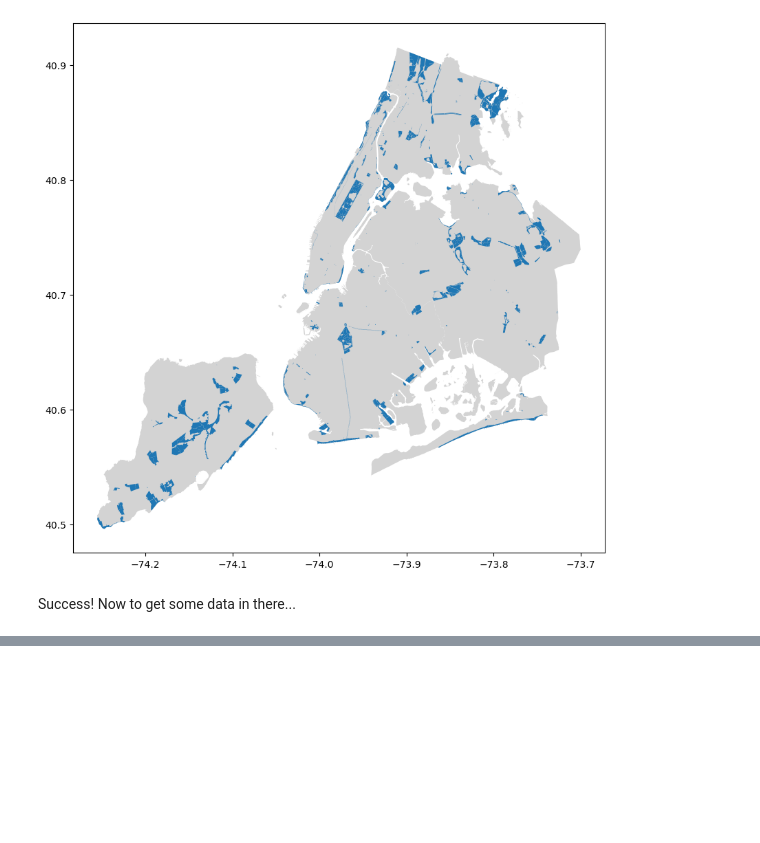
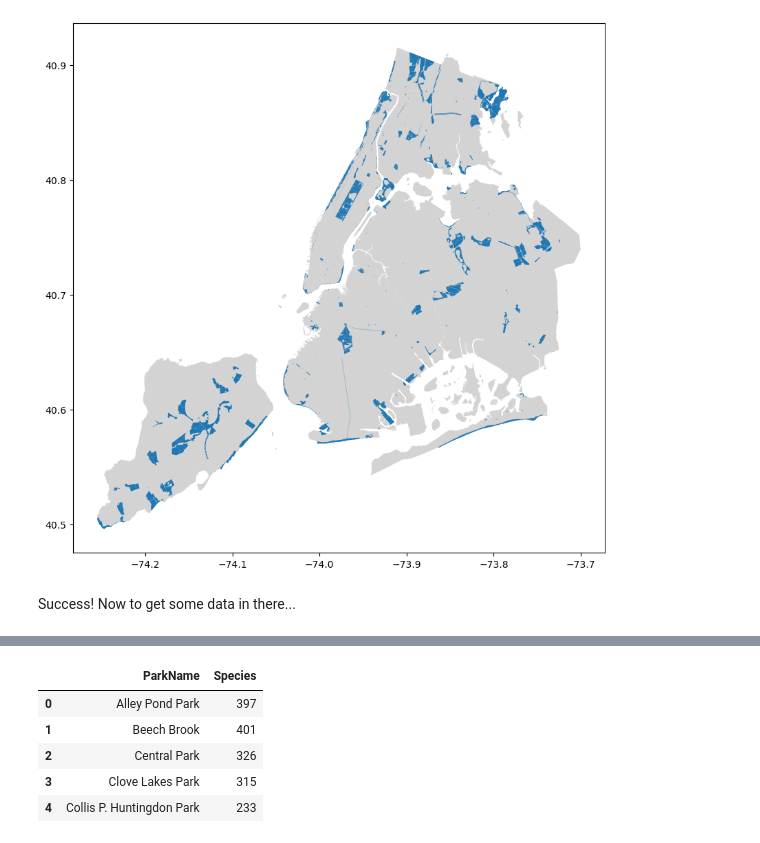
Before and after one commit to newyorkmyc/walks-list, a Jupyter notebook: mapping.ipynb, the cells around one changed output, grey strips where cells are left out. Cells and saved outputs as stored; diff of their text form; code cells hidden in the pictures; blank space fills up the shorter version.

```diff
--- a/mapping.ipynb
+++ b/mapping.ipynb
@@ -52,0 +75,9 @@ Success! Now to get some data in there...
+# %%
+parks_data.groupby('ParkName').Species.nunique().reset_index().head()
+# %% [output]
+|  | ParkName | Species |
+| 0 | Alley Pond Park | 397 |
+| 1 | Beech Brook | 401 |
+| 2 | Central Park | 326 |
+| 3 | Clove Lakes Park | 315 |
+| 4 | Collis P. Huntingdon Park | 233 |
```
Also changed, not shown: parts of 7 cells of this notebook, 1 other file.
